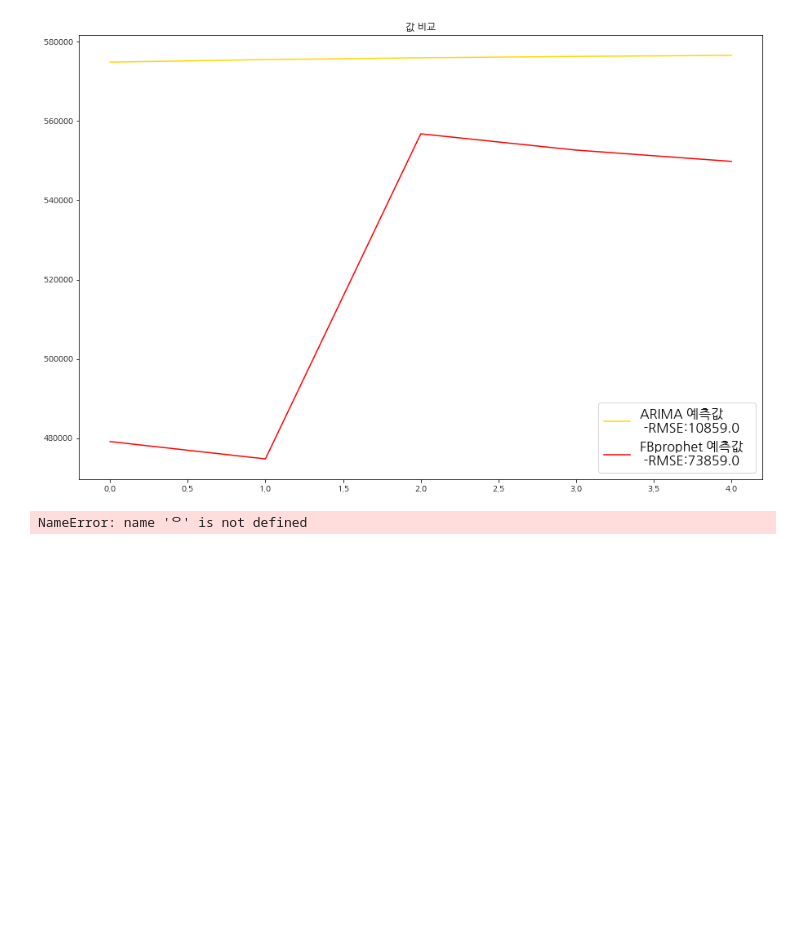
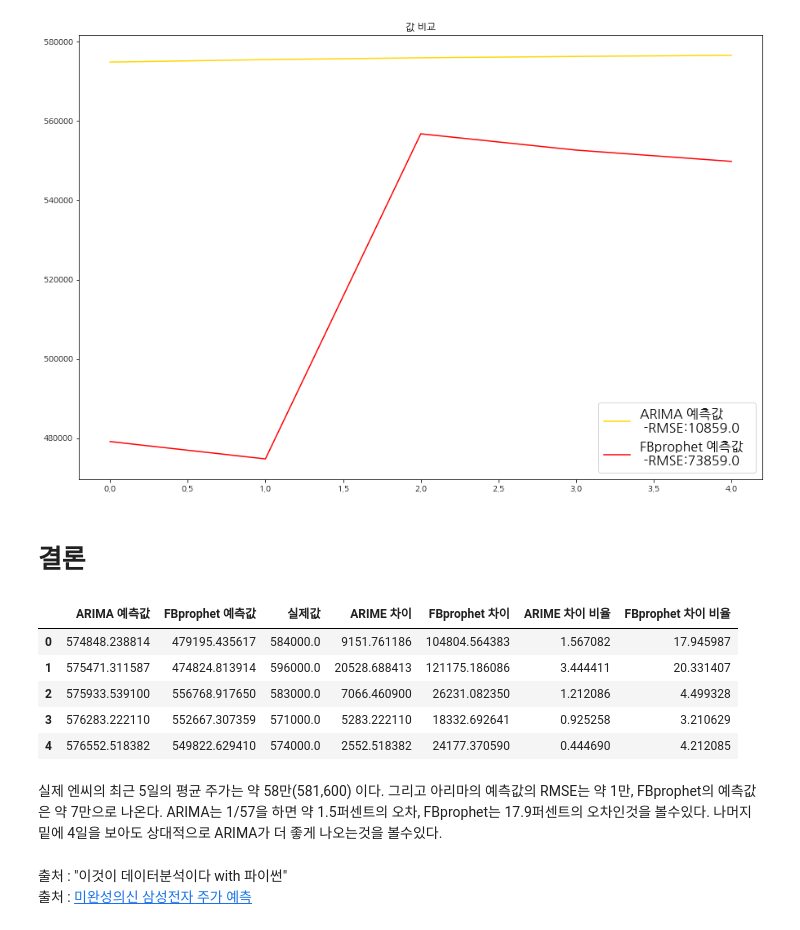
Before and after one commit to choiuikang/with_python, a Jupyter notebook: ncsoft.ipynb, the cells around one changed output. Drawn from its saved outputs; the diff is of its cells as text; code cells hidden in the pictures; blank space fills up the shorter version.

```diff
--- a/ncsoft.ipynb
+++ b/ncsoft.ipynb
@@ -409,7 +490,26 @@ plt.title("값 비교")
 # %% [output]
 Text(0.5, 1.0, '값 비교')
 [figure]
-# %%
-ㅇ
-# %% [output]
-NameError: name 'ᄋ' is not defined
+# %% [markdown]
+# 결론
+# %%
+pd.DataFrame({'ARIMA 예측값':pred_arima_y,
+              'FBprophet 예측값': pred_fbprophet_y,
+              '실제값':test_y,
+              "ARIME 차이" : abs(test_y -  pred_arima_y),
+              "FBprophet 차이" : abs(test_y - pred_fbprophet_y),
+              "ARIME 차이 비율" :  abs(test_y - pred_arima_y)/test_y * 100,
+              "FBprophet 차이 비율" : abs(test_y - pred_fbprophet_y)/test_y * 100
+             })
+# %% [output]
+|  | ARIMA 예측값 | FBprophet 예측값 | 실제값 | ARIME 차이 | FBprophet 차이 | ARIME 차이 비율 | FBprophet 차이 비율 |
+| 0 | 574848.238814 | 479195.435617 | 584000.0 | 9151.761186 | 104804.564383 | 1.567082 | 17.945987 |
+| 1 | 575471.311587 | 474824.813914 | 596000.0 | 20528.688413 | 121175.186086 | 3.444411 | 20.331407 |
+| 2 | 575933.539100 | 556768.917650 | 583000.0 | 7066.460900 | 26231.082350 | 1.212086 | 4.499328 |
+| 3 | 576283.222110 | 552667.307359 | 571000.0 | 5283.222110 | 18332.692641 | 0.925258 | 3.210629 |
+| 4 | 576552.518382 | 549822.629410 | 574000.0 | 2552.518382 | 24177.370590 | 0.444690 | 4.212085 |
+# %% [markdown]
+실제 엔씨의 최근 5일의 평균 주가는 약 58만(581,600) 이다. 그리고 아리마의 예측값의 RMSE는 약 1만, FBprophet의 예측값은 약 7만으로 나온다. ARIMA는 1/57을 하면 약 1.5퍼센트의 오차, FBprophet는  17.9퍼센트의 오차인것을 볼수있다. 나머지 밑에 4일을 보아도 상대적으로 ARIMA가 더 좋게 나오는것을 볼수있다.
+# %% [markdown]
+출처 : "이것이 데이터분석이다 with 파이썬"<br>
+출처 : [미완성의신 삼성전자 주가 예측](https://unfinishedgod.netlify.app/2021/04/21/python-%EC%82%BC%EC%84%B1%EC%A0%84%EC%9E%90-%EC%A3%BC%EA%B0%80-%EC%98%88%EC%B8%A1/)
```
Also changed, not shown: parts of 15 cells of this notebook.
